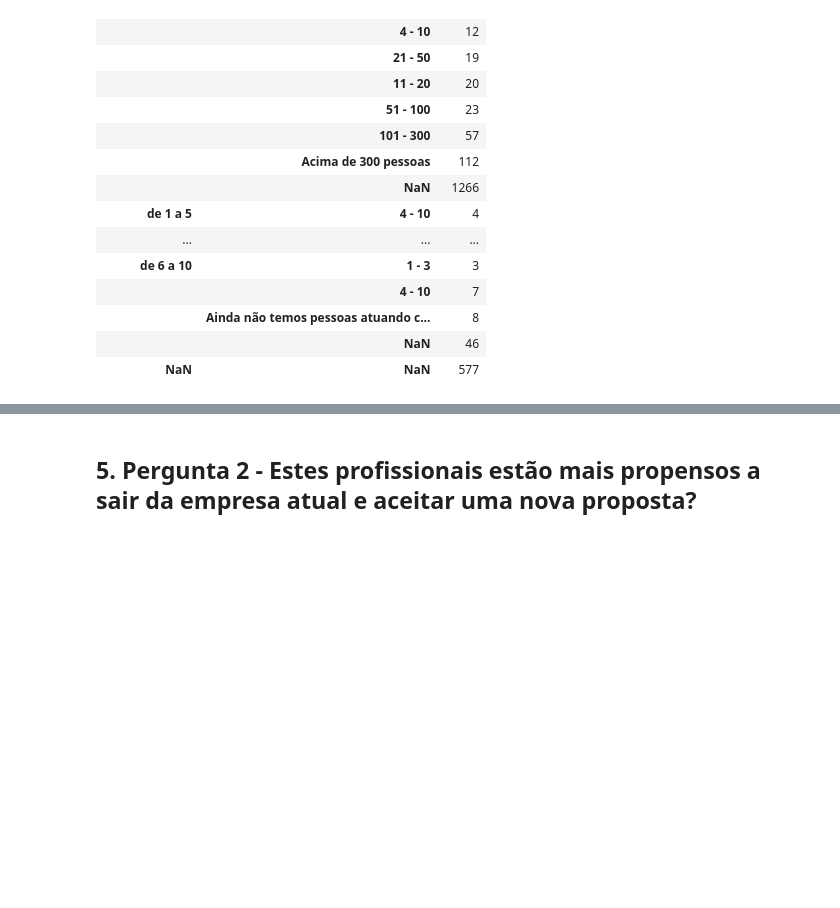
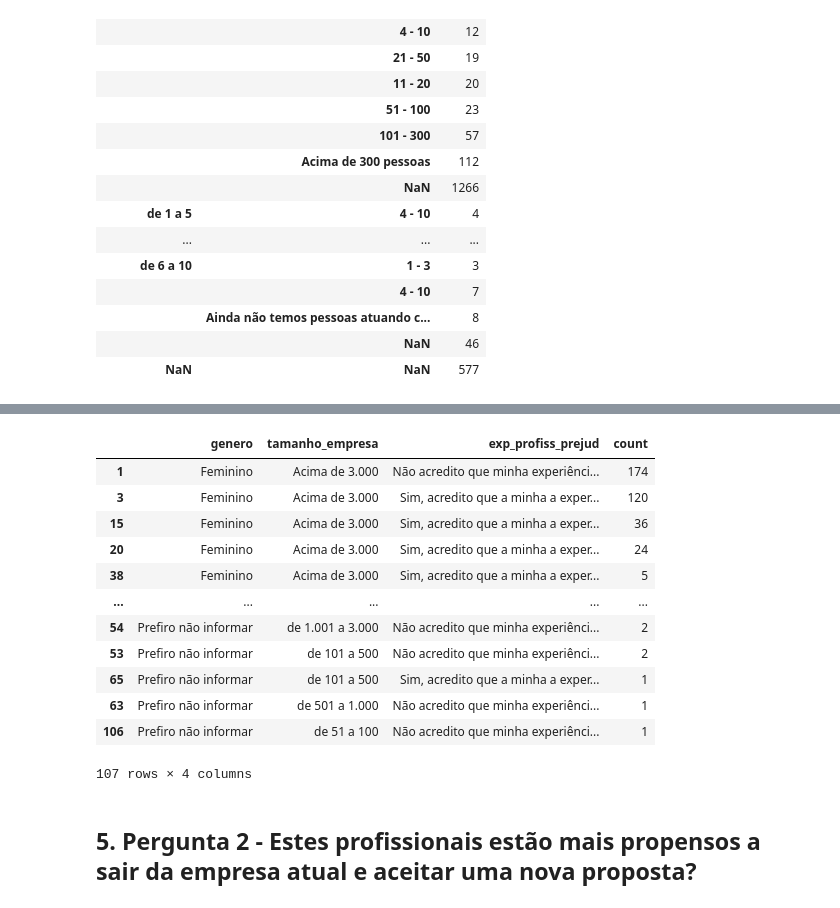
Before and after one commit to leticiafaria7/challenge-state-of-data, a Jupyter notebook: challenge-state-of-data.ipynb, the cells around one changed output, grey strips where cells are left out. Drawn from its saved outputs; the diff is of its cells as text; code cells hidden in the pictures; blank space fills up the shorter version.

Commit message:
analise de satisfacao dos grupos de diversidade

```diff
--- a/challenge-state-of-data.ipynb
+++ b/challenge-state-of-data.ipynb
@@ -850,6 +851,3 @@ satisfacao_maturidade_empresa[['P2_c', 'P3_a']].value_counts(dropna = False).to_
 |  | Ainda não temos pessoas atuando c... | 8 |
 |  | NaN | 46 |
 | NaN | NaN | 577 |
-# %%
-pd.set_option('display.max_colwidth', None)
-perc_missings(n_df = 3)
@@ -873,0 +883,14 @@ perc_missings(n_df = 3)
+# %%
+# montar a base
+
+satisfacao_diversidade = parte1[['P0', 'P1_b', 'P1_c', 'P1_d', 'P1_e', 'P1_f']]
+
+satisfacao_diversidade = satisfacao_diversidade.merge(parte2[['P0', 'P2_c', 'P2_g', 'P2_k', 'P2_l', 'P2_o', 'P2_p', 'P2_q', 'P2_r']],
+                                                      on = 'P0',
+                                                      how = 'left')
+
+satisfacao_diversidade.columns = ['id', 'genero', 'raca_cor_etnia', 'pcd', 'exp_profiss_prejud', 'aspectos_prejudicados',
+                                  'tamanho_empresa', 'nivel_cargo', 'satisfacao_trabalho', 'motivo_insatisfacao', 'criterios_trabalho',
+                                  'forma_trabalho_atual', 'forma_trabalho_ideal', 'retorno_presencial']
+
+satisfacao_diversidade.head(2)
@@ -873,0 +933,18 @@ perc_missings(n_df = 3)
+# %%
+# gênero
+
+satisfacao_diversidade[['genero', 'tamanho_empresa', 'exp_profiss_prejud']].value_counts().to_frame().reset_index().sort_values(['genero', 'tamanho_empresa'])
+# %% [output]
+|  | genero | tamanho_empresa | exp_profiss_prejud | count |
+| 1 | Feminino | Acima de 3.000 | Não acredito que minha experiênci... | 174 |
+| 3 | Feminino | Acima de 3.000 | Sim, acredito que a minha a exper... | 120 |
+| 15 | Feminino | Acima de 3.000 | Sim, acredito que a minha a exper... | 36 |
+| 20 | Feminino | Acima de 3.000 | Sim, acredito que a minha a exper... | 24 |
+| 38 | Feminino | Acima de 3.000 | Sim, acredito que a minha a exper... | 5 |
+| ... | ... | ... | ... | ... |
+| 54 | Prefiro não informar | de 1.001 a 3.000 | Não acredito que minha experiênci... | 2 |
+| 53 | Prefiro não informar | de 101 a 500 | Não acredito que minha experiênci... | 2 |
+| 65 | Prefiro não informar | de 101 a 500 | Sim, acredito que a minha a exper... | 1 |
+| 63 | Prefiro não informar | de 501 a 1.000 | Não acredito que minha experiênci... | 1 |
+| 106 | Prefiro não informar | de 51 a 100 | Não acredito que minha experiênci... | 1 |
+107 rows × 4 columns
```
Also changed, not shown: parts of 13 cells of this notebook.
